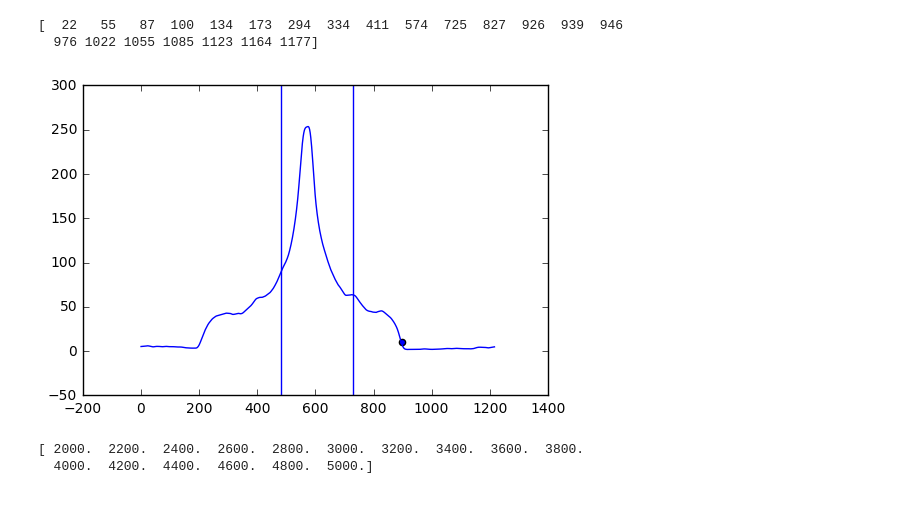
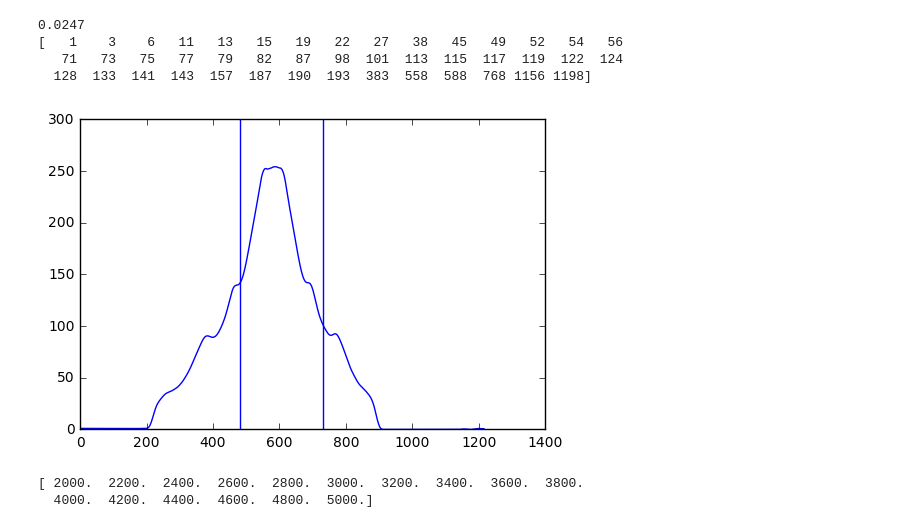
Before and after one commit to dforero0896/Laboratorio_Intermedio, a Jupyter notebook: Difr_electrones/difr_elec.ipynb, the cells around one changed output. Saved outputs shown, nothing was run; the diff lists cells and outputs as text; code cells hidden in the pictures.

```diff
--- a/Difr_electrones/difr_elec.ipynb
+++ b/Difr_electrones/difr_elec.ipynb
@@ -42,35 +63,23 @@ plt.imshow(pics_list[0][:, :, :])
 # %%
 px_coords=np.arange(0, 1217)
 init_px=207 #posicion arreglo
 final_px=899
 dist_px = final_px-init_px
 def px_to_cm(d_px):
     global dist_px
     return d_px * 8.55/dist_px
-#plt.plot(pics_list[3][400, :,1])
-spline = UnivariateSpline(px_coords,pics_list[0][400, :,1] )
-#plt.plot(px_coords, spline(px_coords))
-plt.scatter(899, 10)
-'''
-for k in range(len(argrelextrema(spline(px_coords), np.greater)[0])):
-    for j in range(k, len(argrelextrema(spline(px_coords), np.greater)[0])):
-        one = argrelextrema(spline(px_coords), np.greater)[0][k]
-        print one
-        two = argrelextrema(spline(px_coords), np.greater)[0][j]
-        if(abs(spline(px_coords)[one]-spline(px_coords)[two])<3):
-            print one,two
-argrelextrema(spline(px_coords), np.greater)
-'''
-
-filtered = lowess(pics_list[0][400, :,1], px_coords, is_sorted=True, frac=0.025, it=0)
+print '%.4f'%px_to_cm(2)
+filtered = lowess(pics_list[10][400, :,1], px_coords, is_sorted=True, frac=0.025, it=0)
 plt.plot(filtered[:,0], filtered[:,1])
 plt.axvline(481)
 plt.axvline(730)
 print argrelextrema(filtered[:,1], np.greater)[0]
 # %% [output]
-[  22   55   87  100  134  173  294  334  411  574  725  827  926  939  946
-  976 1022 1055 1085 1123 1164 1177]
+0.0247
+[   1    3    6   11   13   15   19   22   27   38   45   49   52   54   56
+   71   73   75   77   79   82   87   98  101  113  115  117  119  122  124
+  128  133  141  143  157  187  190  193  383  558  588  768 1156 1198]
-[figure, old version]
+[figure, new version]
 # %%
 
 D1 = np.array([px_to_cm(abs(411-725)),px_to_cm(abs(419-725)), px_to_cm(abs(418-724)),\
```
Also changed, not shown: parts of 11 cells of this notebook, 24 other files.
